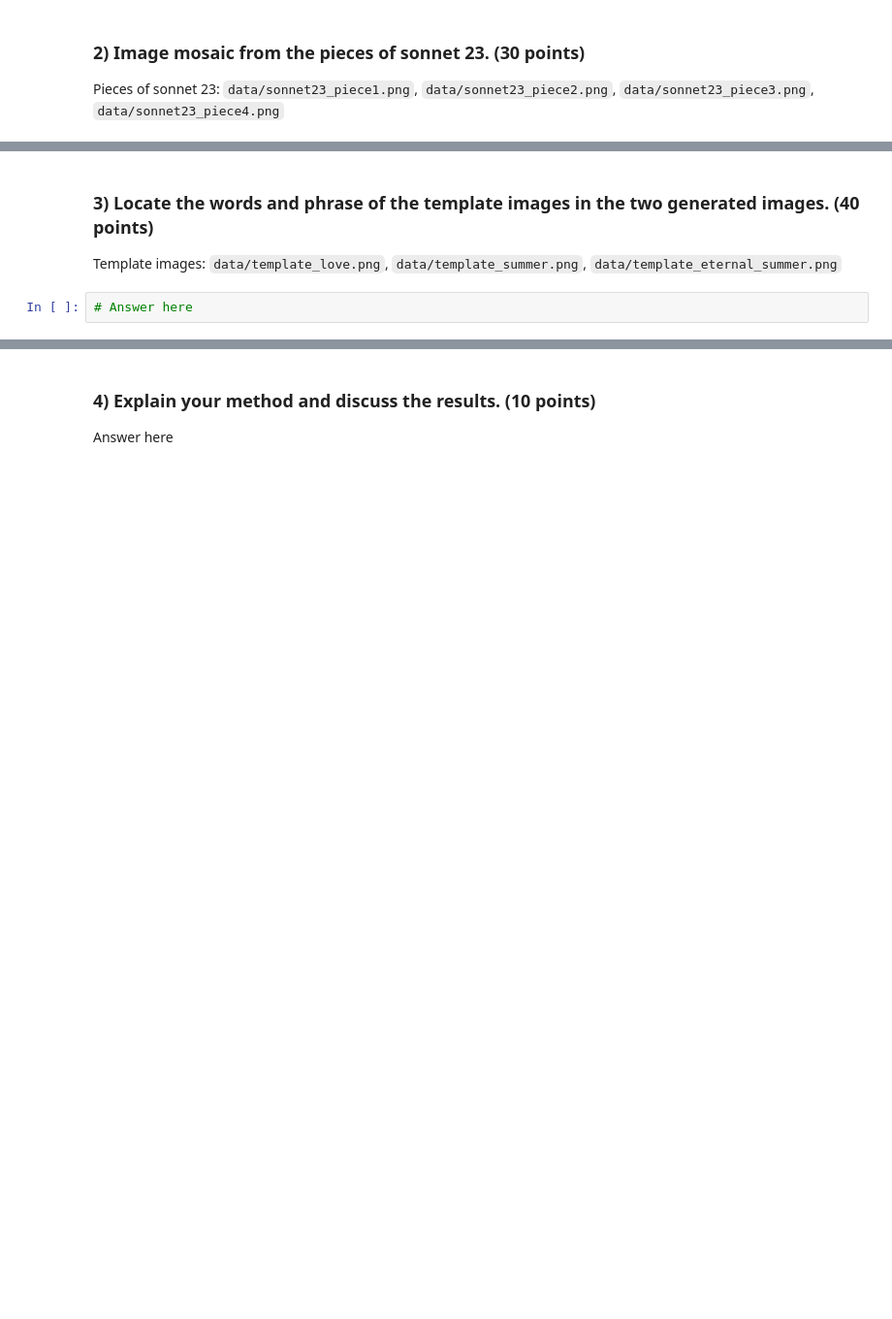
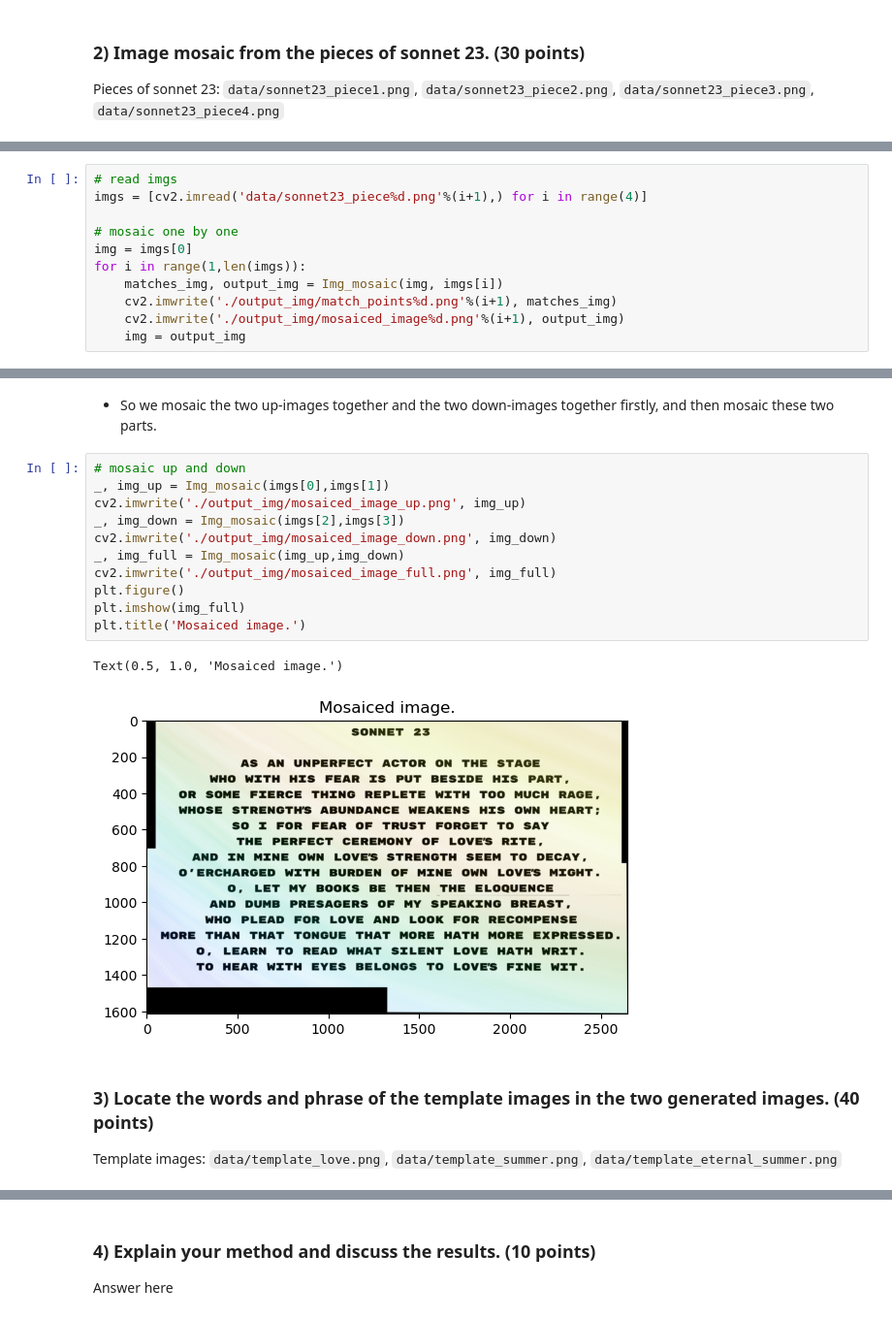
Before and after one commit to tongqingyue/cv-AU7005, a Jupyter notebook: Spring24_CV_PG_HW3_1.ipynb, the cells around one changed output, grey strips where cells are left out. Shown at 97% size. Saved outputs shown, nothing was run; the diff lists cells and outputs as text; blank space fills up the shorter version.

```diff
--- a/Spring24_CV_PG_HW3_1.ipynb
+++ b/Spring24_CV_PG_HW3_1.ipynb
@@ -57,0 +151,11 @@ Pieces of sonnet 23: `data/sonnet23_piece1.png`, `data/sonnet23_piece2.png`, `da
+# %%
+# read imgs
+imgs = [cv2.imread('data/sonnet23_piece%d.png'%(i+1),) for i in range(4)]
+
+# mosaic one by one
+img = imgs[0]
+for i in range(1,len(imgs)):
+    matches_img, output_img = Img_mosaic(img, imgs[i])
+    cv2.imwrite('./output_img/match_points%d.png'%(i+1), matches_img)
+    cv2.imwrite('./output_img/mosaiced_image%d.png'%(i+1), output_img)
+    img = output_img
@@ -58,5 +169,19 @@ Pieces of sonnet 23: `data/sonnet23_piece1.png`, `data/sonnet23_piece2.png`, `da
+# %% [markdown]
+* So we mosaic the two up-images together and the two down-images together firstly, and then mosaic these two parts.
+# %%
+# mosaic up and down
+_, img_up = Img_mosaic(imgs[0],imgs[1])
+cv2.imwrite('./output_img/mosaiced_image_up.png', img_up)
+_, img_down = Img_mosaic(imgs[2],imgs[3])
+cv2.imwrite('./output_img/mosaiced_image_down.png', img_down)
+_, img_full = Img_mosaic(img_up,img_down)
+cv2.imwrite('./output_img/mosaiced_image_full.png', img_full)
+plt.figure()
+plt.imshow(img_full)
+plt.title('Mosaiced image.')
+# %% [output]
+Text(0.5, 1.0, 'Mosaiced image.')
+[figure, added]
 # %% [markdown]
 ### 3) Locate the words and phrase of the template images in the two generated images. (40 points)
 Template images: `data/template_love.png`, `data/template_summer.png`, `data/template_eternal_summer.png`
-# %%
-# Answer here
```
Also changed, not shown: parts of 10 cells of this notebook, 19 other files.
